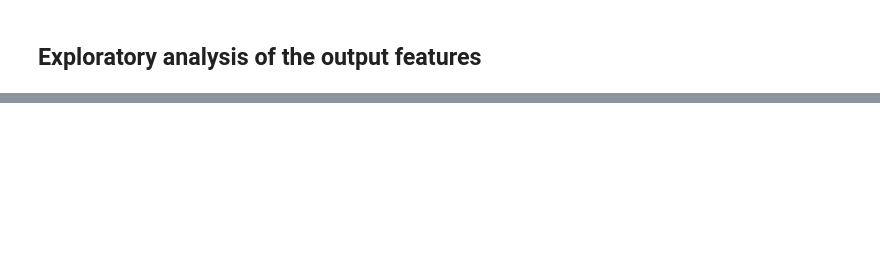
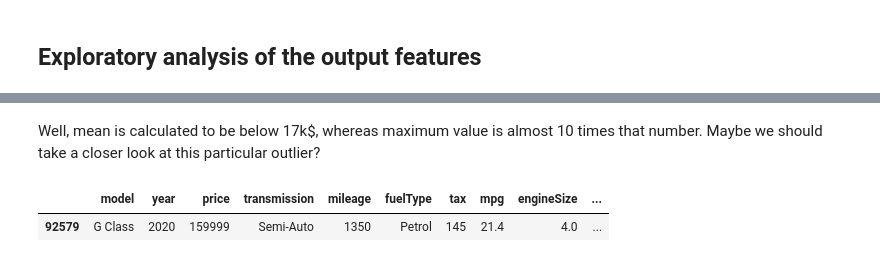
Before and after one commit to MichalRedm/DM-project1, a Jupyter notebook: report.ipynb, the cells around one changed output, grey strips where cells are left out. Cells and saved outputs as stored; diff of their text form; code cells hidden in the pictures; blank space fills up the shorter version.

```diff
--- a/report.ipynb
+++ b/report.ipynb
@@ -176,0 +226,7 @@ Conclusions
+# %% [markdown]
+Well, mean is calculated to be below 17k$, whereas maximum value is almost 10 times that number. Maybe we should take a closer look at this particular outlier?
+# %%
+data[target == max(target)]
+# %% [output]
+|  | model | year | price | transmission | mileage | fuelType | tax | mpg | engineSize | ... |
+| 92579 | G Class | 2020 | 159999 | Semi-Auto | 1350 | Petrol | 145 | 21.4 | 4.0 | ... |
```
Also changed, not shown: parts of 13 cells of this notebook.
